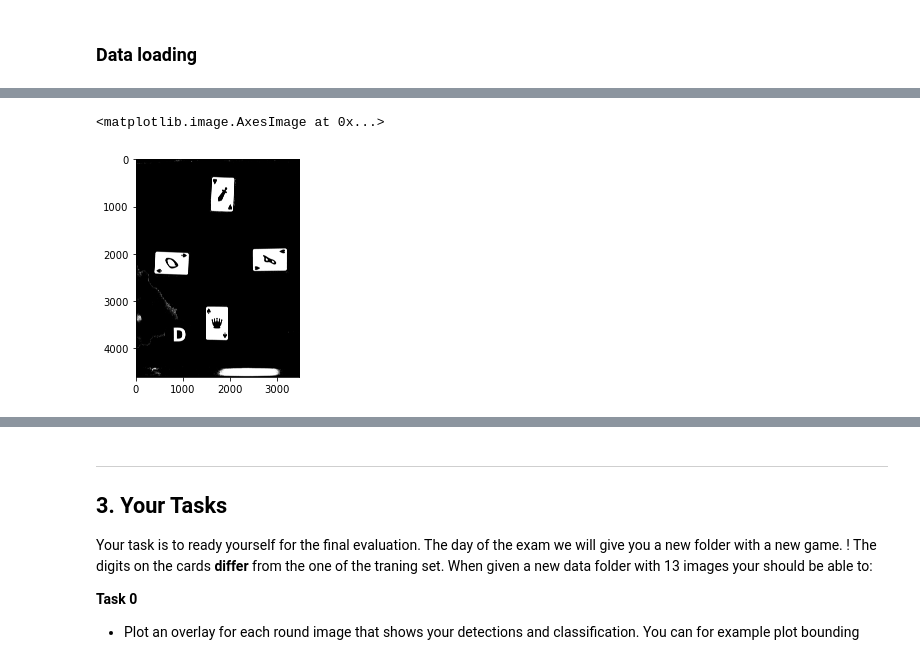
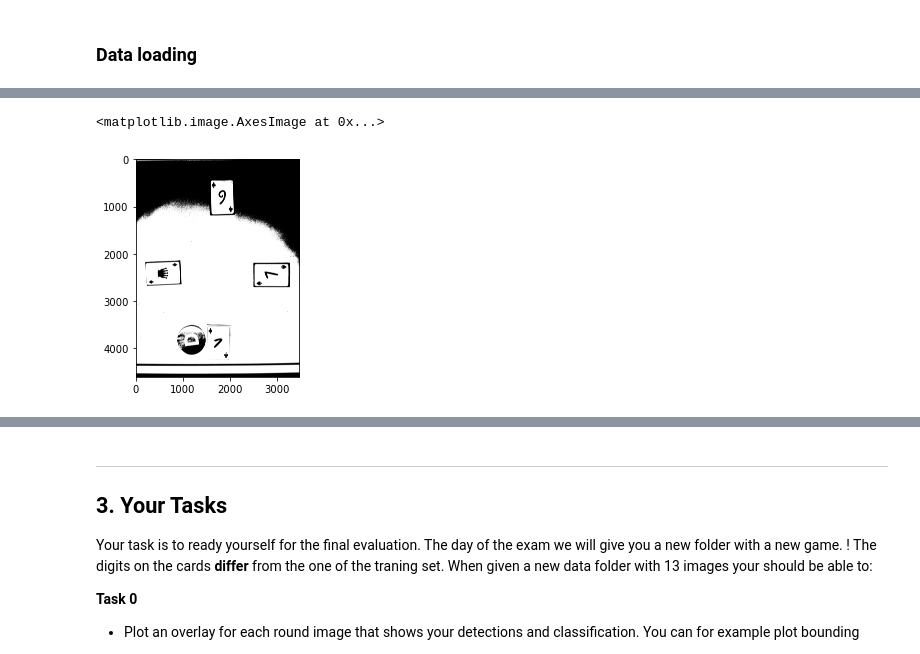
Before and after one commit to Ghalicb/IAPR-squad-lab, a Jupyter notebook: project/project.ipynb, the cells around one changed output, grey strips where cells are left out. Saved outputs shown, nothing was run; the diff lists cells and outputs as text; code cells hidden in the pictures.

```diff
--- a/project/project.ipynb
+++ b/project/project.ipynb
@@ -155,13 +179,13 @@ from skimage.filters import median
 # %%
 ##########METHOD 1
-im_1_gray = rgb2gray(dict_data[f'game{1}'][f'round{1}'])
+im_1_gray = rgb2gray(dict_data[f'game{7}'][f'round{6}'])
 thresh = threshold_otsu(im_1_gray)
 binary = img_as_ubyte(im_1_gray > thresh)
-binary = clear_border(binary)
+#binary = clear_border(binary)
 plt.imshow(binary, cmap="gray")
 # %% [output]
 <matplotlib.image.AxesImage at 0x...>
-[figure, old version]
+[figure, new version]
 # %%
 fig, ax = plt.subplots(3,5, figsize=(20,14))
 ax = ax.flatten()
```
Also changed, not shown: parts of 27 cells of this notebook, 1 other file.
